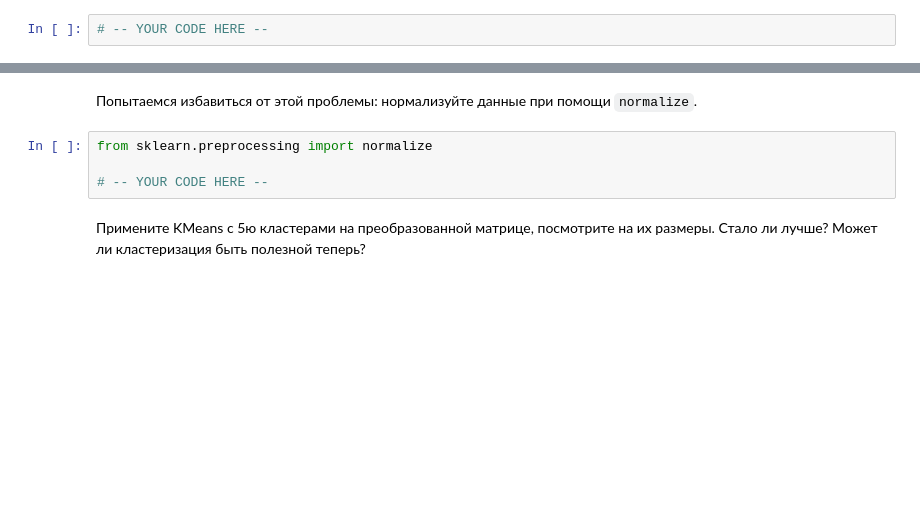
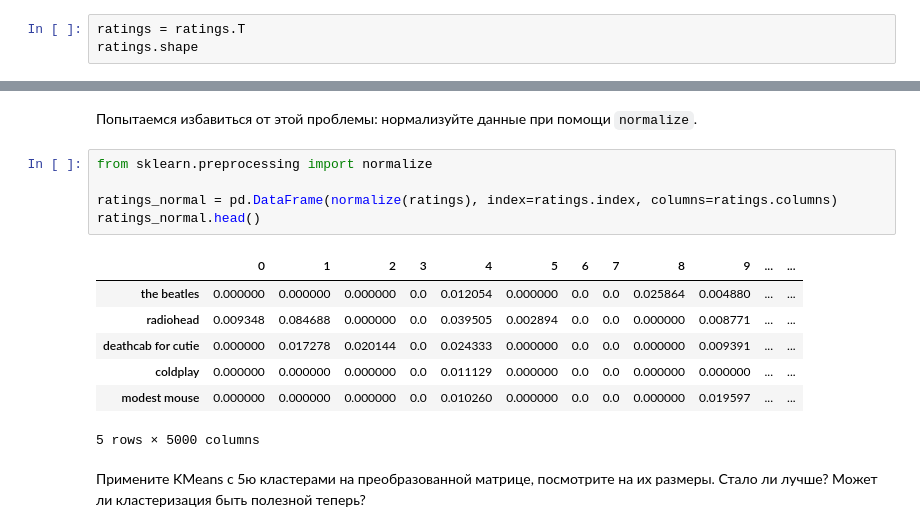
Before and after one commit to AjnoEO/iad-ml, a Jupyter notebook: hw08-boosting-clustering/hw08_boosting_clustering.ipynb, the cells around one changed output, grey strips where cells are left out. Drawn from its saved outputs; the diff is of its cells as text; blank space fills up the shorter version.

```diff
--- a/hw08-boosting-clustering/hw08_boosting_clustering.ipynb
+++ b/hw08-boosting-clustering/hw08_boosting_clustering.ipynb
@@ -343,4 +352,5 @@ ratings.head()
 # %% [markdown]
 Транспонируем матрицу ratings, чтобы по строкам стояли исполнители.
 # %%
-# -- YOUR CODE HERE --
+ratings = ratings.T
+ratings.shape
@@ -391,7 +468,16 @@ from sklearn.cluster import KMeans
 # %%
 from sklearn.preprocessing import normalize
 
-# -- YOUR CODE HERE --
+ratings_normal = pd.DataFrame(normalize(ratings), index=ratings.index, columns=ratings.columns)
+ratings_normal.head()
+# %% [output]
+|  | 0 | 1 | 2 | 3 | 4 | 5 | 6 | 7 | 8 | 9 | ... | ... |
+| the beatles | 0.000000 | 0.000000 | 0.000000 | 0.0 | 0.012054 | 0.000000 | 0.0 | 0.0 | 0.025864 | 0.004880 | ... | ... |
+| radiohead | 0.009348 | 0.084688 | 0.000000 | 0.0 | 0.039505 | 0.002894 | 0.0 | 0.0 | 0.000000 | 0.008771 | ... | ... |
+| deathcab for cutie | 0.000000 | 0.017278 | 0.020144 | 0.0 | 0.024333 | 0.000000 | 0.0 | 0.0 | 0.000000 | 0.009391 | ... | ... |
+| coldplay | 0.000000 | 0.000000 | 0.000000 | 0.0 | 0.011129 | 0.000000 | 0.0 | 0.0 | 0.000000 | 0.000000 | ... | ... |
+| modest mouse | 0.000000 | 0.000000 | 0.000000 | 0.0 | 0.010260 | 0.000000 | 0.0 | 0.0 | 0.000000 | 0.019597 | ... | ... |
+5 rows × 5000 columns
 # %% [markdown]
 Примените KMeans с 5ю кластерами на преобразованной матрице, посмотрите на их размеры. Стало ли лучше? Может ли кластеризация быть полезной теперь?
 # %%
```
Also changed, not shown: parts of 19 cells of this notebook.
